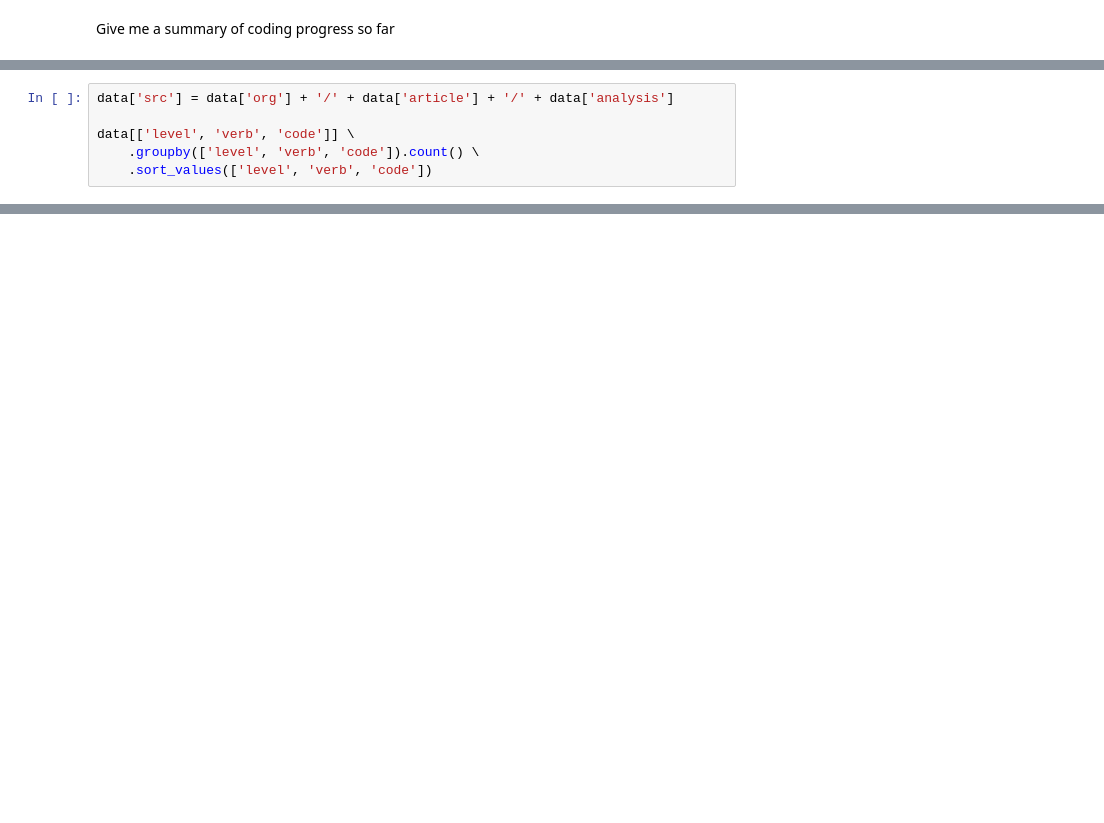
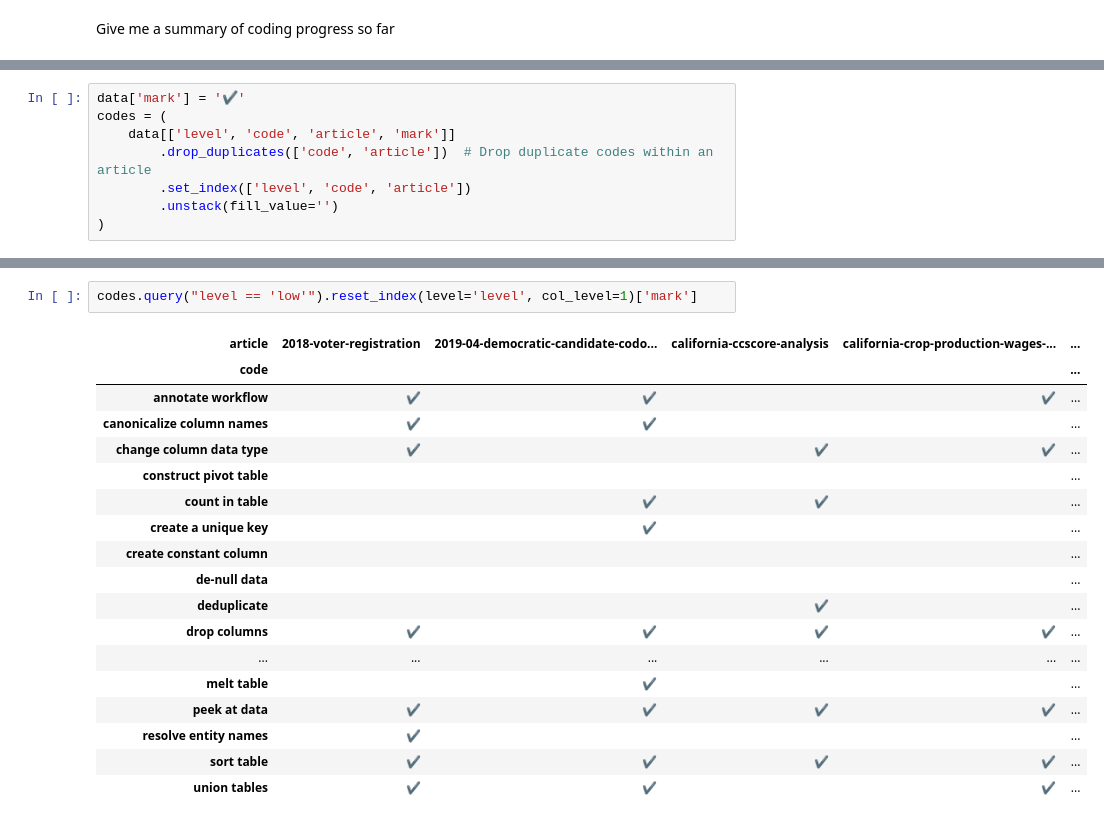
Before and after one commit to steve-kasica/table-scraps, a Jupyter notebook: codebook.ipynb, the cells around one changed output, grey strips where cells are left out. Drawn from its saved outputs; the diff is of its cells as text; blank space fills up the shorter version.

```diff
--- a/codebook.ipynb
+++ b/codebook.ipynb
@@ -56,6 +51,0 @@ Display all codes in alphabetical order
-# %%
-data['src'] = data['org'] + '/' + data['article'] + '/' + data['analysis']
-
-data[['level', 'verb', 'code']] \
-    .groupby(['level', 'verb', 'code']).count() \
-    .sort_values(['level', 'verb', 'code'])
@@ -80,0 +56,8 @@ data[['level', 'verb', 'code']] \
+# %%
+data['mark'] = '✔'
+codes = (
+    data[['level', 'code', 'article', 'mark']]
+        .drop_duplicates(['code', 'article'])  # Drop duplicate codes within an article
+        .set_index(['level', 'code', 'article'])
+        .unstack(fill_value='')
+)
@@ -80,0 +123,21 @@ data[['level', 'verb', 'code']] \
+# %%
+codes.query("level == 'low'").reset_index(level='level', col_level=1)['mark']
+# %% [output]
+| article | 2018-voter-registration | 2019-04-democratic-candidate-codo... | california-ccscore-analysis | california-crop-production-wages-... | ... |
+| code |  |  |  |  | ... |
+| annotate workflow | ✔ | ✔ |  | ✔ | ... |
+| canonicalize column names | ✔ | ✔ |  |  | ... |
+| change column data type | ✔ |  | ✔ | ✔ | ... |
+| construct pivot table |  |  |  |  | ... |
+| count in table |  | ✔ | ✔ |  | ... |
+| create a unique key |  | ✔ |  |  | ... |
+| create constant column |  |  |  |  | ... |
+| de-null data |  |  |  |  | ... |
+| deduplicate |  |  | ✔ |  | ... |
+| drop columns | ✔ | ✔ | ✔ | ✔ | ... |
+| ... | ... | ... | ... | ... | ... |
+| melt table |  | ✔ |  |  | ... |
+| peek at data | ✔ | ✔ | ✔ | ✔ | ... |
+| resolve entity names | ✔ |  |  |  | ... |
+| sort table | ✔ | ✔ | ✔ | ✔ | ... |
+| union tables | ✔ | ✔ |  | ✔ | ... |
```
Also changed, not shown: parts of 11 cells of this notebook, 1 other file.
